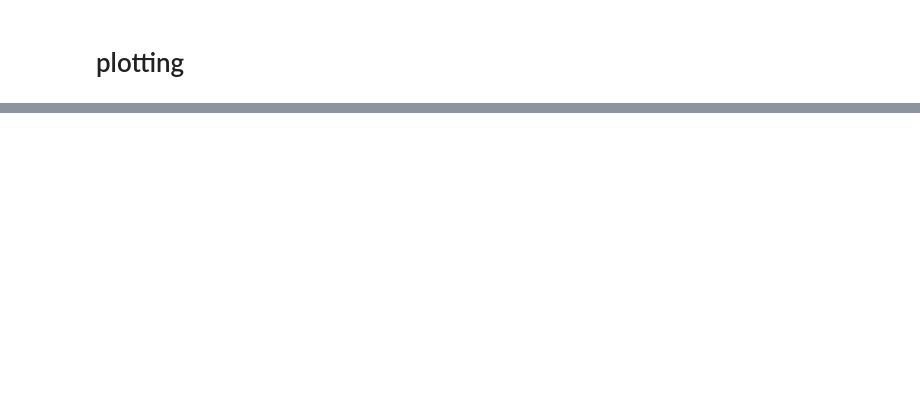
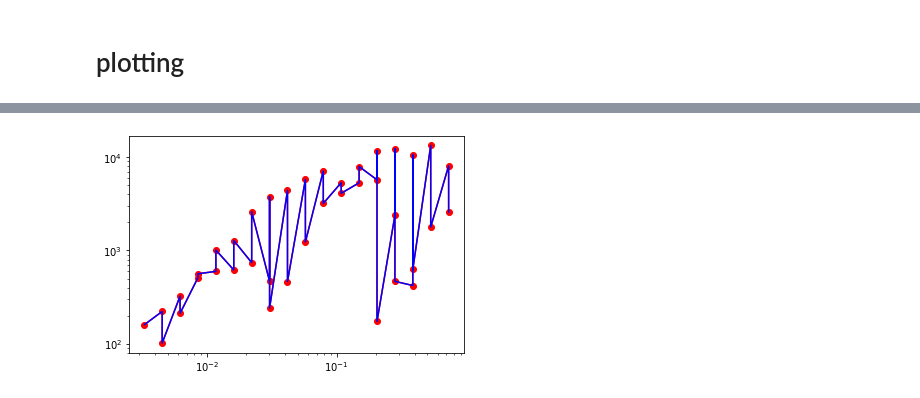
Before and after one commit to LHCfitNikhef/FPF-WG1, a Jupyter notebook: results/PDFs_FPF_INCLUSIVE.ipynb, the cells around one changed output, grey strips where cells are left out. Saved outputs shown, nothing was run; the diff lists cells and outputs as text; code cells hidden in the pictures; blank space fills up the shorter version.

```diff
--- a/results/PDFs_FPF_INCLUSIVE.ipynb
+++ b/results/PDFs_FPF_INCLUSIVE.ipynb
@@ -1202,9 +1279,0 @@ ValueError: operands could not be broadcast together with shapes (30,30) (55,55)
-# %%
-def check():
-    file = os.path.join('version2','FASERv2','clipped_nan','clipped_nan_smear_FASERv2_nu_Ehadron.txt')
-    x_plot , x_upper , xavg , q2_lower, q2_upper , qavg , Enu_lower , Enu_upper , Enuavg , diffxsec , N , stat_error , sys_error_me , MCsamples = file_reader('FASERv2',file,smear_corr = '')
-
-    file = os.path.join('INCLUSIVE','FASERv2','clipped_nan','clipped_nan_smear_FASERv2_inclusive_nu_Ehadron.txt')
-    x_plot , x_upper , xavg , q2_lower, q2_upper , qavg , Enu_lower , Enu_upper , Enuavg , diffxsec , N , stat_error , sys_error_inc , MCsamples = file_reader('FASERv2',file,smear_corr = '')
-    print(sys_error_me==sys_error_inc)
-check()
@@ -1286,0 +1280,6 @@ plot()
+# %%
+def check():
+    N = 10000
+    x_test = np.random.normal(loc = 5 , scale = 1 , size = N)
+    print(len(x_test[x_test<5]) / len(x_test))
+check()
@@ -1286,0 +1337,39 @@ plot()
+# %%
+def check():
+    experiment = 'FASERv2'
+    file = os.path.join('INCLUSIVE','FASERv2','nan_binned_sysevents_FASERv2_inclusive_nu.txt')
+    x_lower , x_upper , xavg , q2_lower , q2_upper , qavg , Enu_lower , Enu_upper , Enuavg , diffxsec , Nnu , stat_error , sys_error , frac_sys , frac_sys_theta , frac_sys_Elepton , frac_sys_Ehadron , MCsamples = file_reader(experiment,file)
+
+
+    file = os.path.join('INCLUSIVE','FASERv2','nan_binned_sysevents_FASERv2_inclusive_nub.txt')
+    x_lower , x_upper , xavg , q2_lower , q2_upper , qavg , Enu_lower , Enu_upper , Enuavg , diffxsec , Nnub , stat_error , sys_error , frac_sys , frac_sys_theta , frac_sys_Elepton , frac_sys_Ehadron , MCsamples = file_reader(experiment,file)
+
+    Ntotal = Nnu + Nnub
+    sys_error
+    plt.plot(x_lower[Ntotal>100],Ntotal[Ntotal>100],'ro-')
+
+
+
+
+    sys_errortotal = np.sqrt(sys_error_nu**2 + sys_error_nub**2)
+
+    frac_sys_total = np.sqrt( (Nnu[locs]*frac_sys_nu[locs])**2 +  (Nnub[locs]*frac_sys_nub[locs])**2) / Ntotal[locs]
+
+    frac_sys_theta_total =   np.sqrt(   (Nnu[locs]*frac_sys_theta_nu[locs])**2 +   (Nnub[locs]*frac_sys_theta_nub[locs])**2) / Ntotal[locs]
+    frac_sys_Elepton_total = np.sqrt(   (Nnu[locs]*frac_sys_Elepton_nu[locs])**2 + (Nnub[locs]*frac_sys_Elepton_nub[locs])**2) / Ntotal[locs]
+    frac_sys_Ehadron_total = np.sqrt(   (Nnu[locs]*frac_sys_Ehadron_nu[locs])**2 + (Nnub[locs]*frac_sys_Elepton_nub[locs])**2) / Ntotal[locs]
+
+
+    file = os.path.join('INCLUSIVE','FASERv2','clipped_nan','clipped_nan_binned_sysevents_FASERv2_inclusive_nochargediscrimination.txt')
+    x_lower , x_upper , xavg , q2_lower , q2_upper , qavg , Enu_lower , Enu_upper , Enuavg , diffxsec , N , stat_error , sys_error , frac_sys , frac_sys_theta , frac_sys_Elepton , frac_sys_Ehadron , MCsamples = file_reader(experiment,file)
+    locs = (~np.isnan(xavg)) & (N > 100)
+
+    plt.plot(x_lower,N,'b-')
+
+
+    plt.yscale('log')
+    plt.xscale('log')
+
+check()
+# %% [output]
+[figure, added]
```
Also changed, not shown: parts of 27 cells of this notebook, 57 other files.
